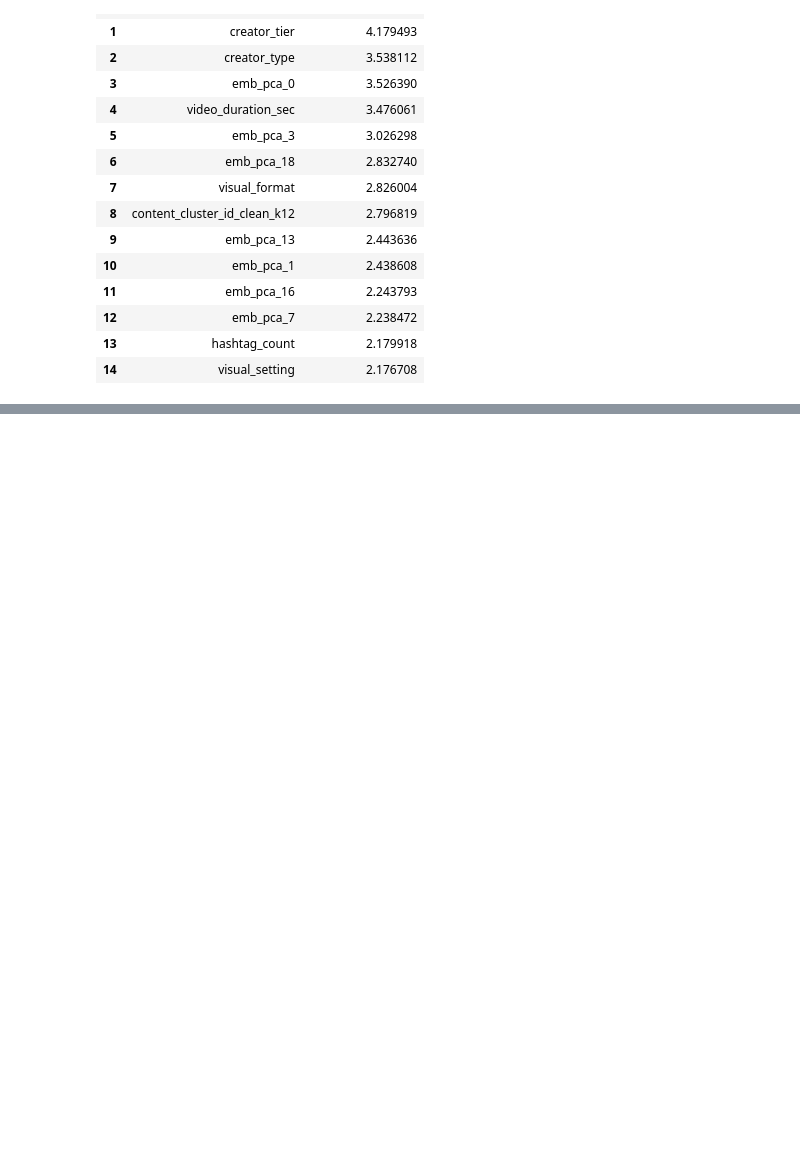
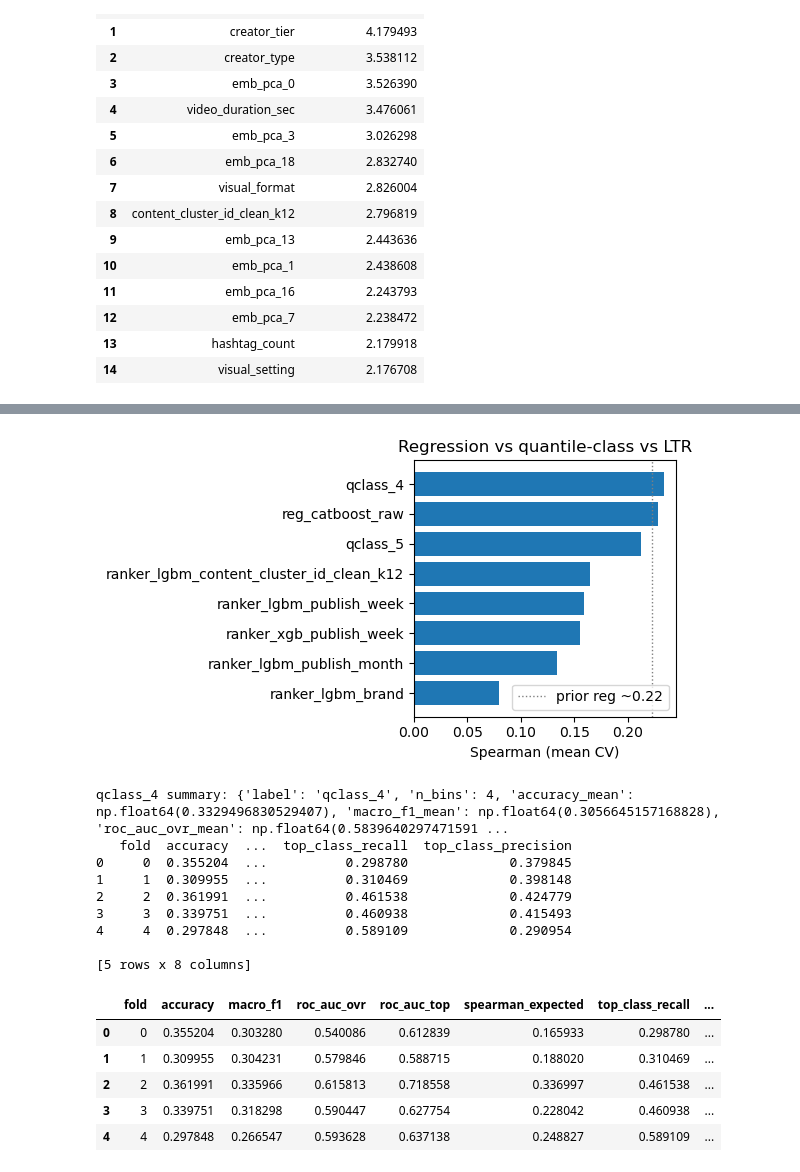
Before and after one commit to Sherry-max33/tiktok-brand-analytics, a Jupyter notebook: notebooks/03_engagement_modeling.ipynb, the cells around one changed output, grey strips where cells are left out. Cells and saved outputs as stored; diff of their text form; code cells hidden in the pictures; blank space fills up the shorter version.

Commit message:
Awareness analysis and social commerce signal analysis

```diff
--- a/notebooks/03_engagement_modeling.ipynb
+++ b/notebooks/03_engagement_modeling.ipynb
@@ -256,0 +330,5 @@ if cv[BEST].importances is not None:
+# %%
+from tiktok_brand.analysis.modeling import compare_class_and_rank, run_quantile_class_cv
+
+class_rank = compare_class_and_rank(data, n_splits=5, pca_dims=24, iterations=180)
+display(class_rank)
@@ -256,0 +356,33 @@ if cv[BEST].importances is not None:
+# %%
+qc4 = run_quantile_class_cv(data, n_bins=4, n_splits=5, pca_dims=24, iterations=180)
+print("qclass_4 summary:", qc4["summary"])
+display(qc4["scores"][
+    ["fold", "accuracy", "macro_f1", "roc_auc_ovr", "roc_auc_top", "spearman_expected", "top_class_recall", "top_class_precision"]
+])
+
+fig, ax = plt.subplots(figsize=(6, 3.5))
+plot_df = class_rank.dropna(subset=["spearman_mean"]).sort_values("spearman_mean")
+ax.barh(plot_df["label"], plot_df["spearman_mean"])
+ax.axvline(0.223, color="gray", ls=":", lw=1, label="prior reg ~0.22")
+ax.set_xlabel("Spearman (mean CV)")
+ax.set_title("Regression vs quantile-class vs LTR")
+ax.legend(loc="lower right")
+fig.tight_layout()
+plt.show()
+# %% [output]
+[figure, added]
+qclass_4 summary: {'label': 'qclass_4', 'n_bins': 4, 'accuracy_mean': np.float64(0.3329496830529407), 'macro_f1_mean': np.float64(0.3056645157168828), 'roc_auc_ovr_mean': np.float64(0.5839640297471591 ...
+   fold  accuracy  ...  top_class_recall  top_class_precision
+0     0  0.355204  ...          0.298780             0.379845
+1     1  0.309955  ...          0.310469             0.398148
+2     2  0.361991  ...          0.461538             0.424779
+3     3  0.339751  ...          0.460938             0.415493
+4     4  0.297848  ...          0.589109             0.290954
+
+[5 rows x 8 columns]
+|  | fold | accuracy | macro_f1 | roc_auc_ovr | roc_auc_top | spearman_expected | top_class_recall | ... |
+| 0 | 0 | 0.355204 | 0.303280 | 0.540086 | 0.612839 | 0.165933 | 0.298780 | ... |
+| 1 | 1 | 0.309955 | 0.304231 | 0.579846 | 0.588715 | 0.188020 | 0.310469 | ... |
+| 2 | 2 | 0.361991 | 0.335966 | 0.615813 | 0.718558 | 0.336997 | 0.461538 | ... |
+| 3 | 3 | 0.339751 | 0.318298 | 0.590447 | 0.627754 | 0.228042 | 0.460938 | ... |
+| 4 | 4 | 0.297848 | 0.266547 | 0.593628 | 0.637138 | 0.248827 | 0.589109 | ... |
```
Also changed, not shown: parts of 32 cells of this notebook, 12 other files.
